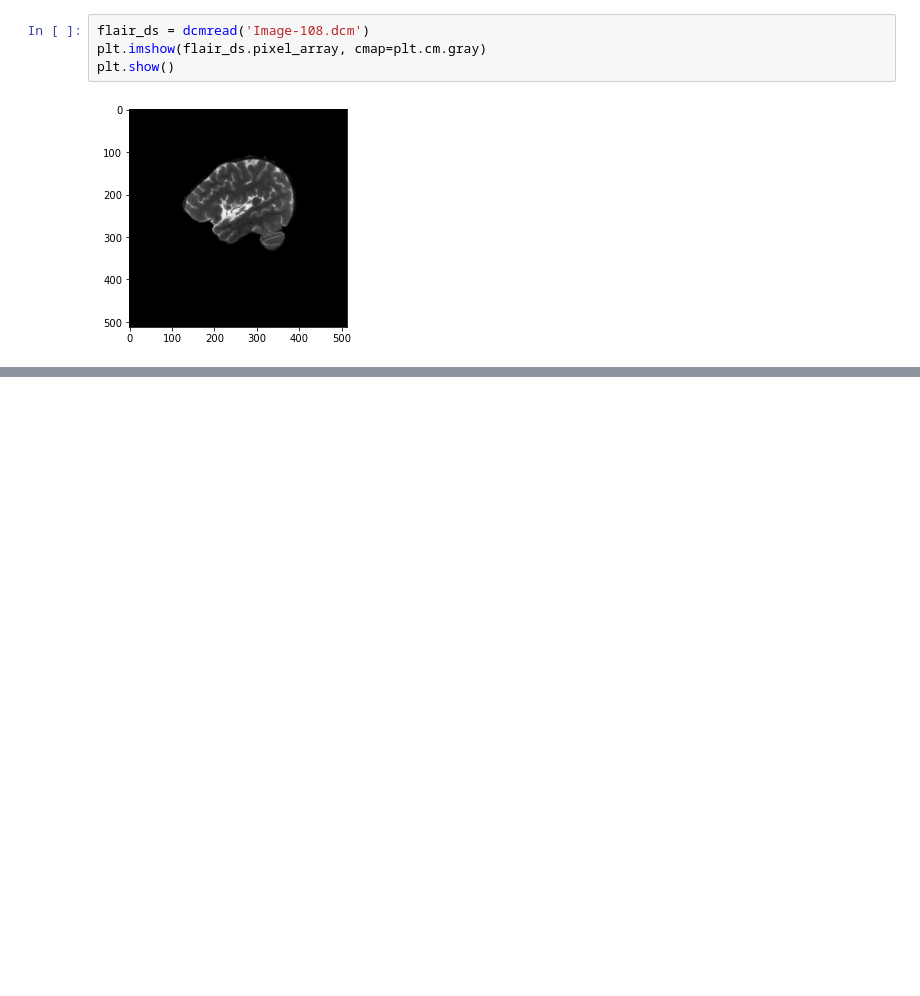
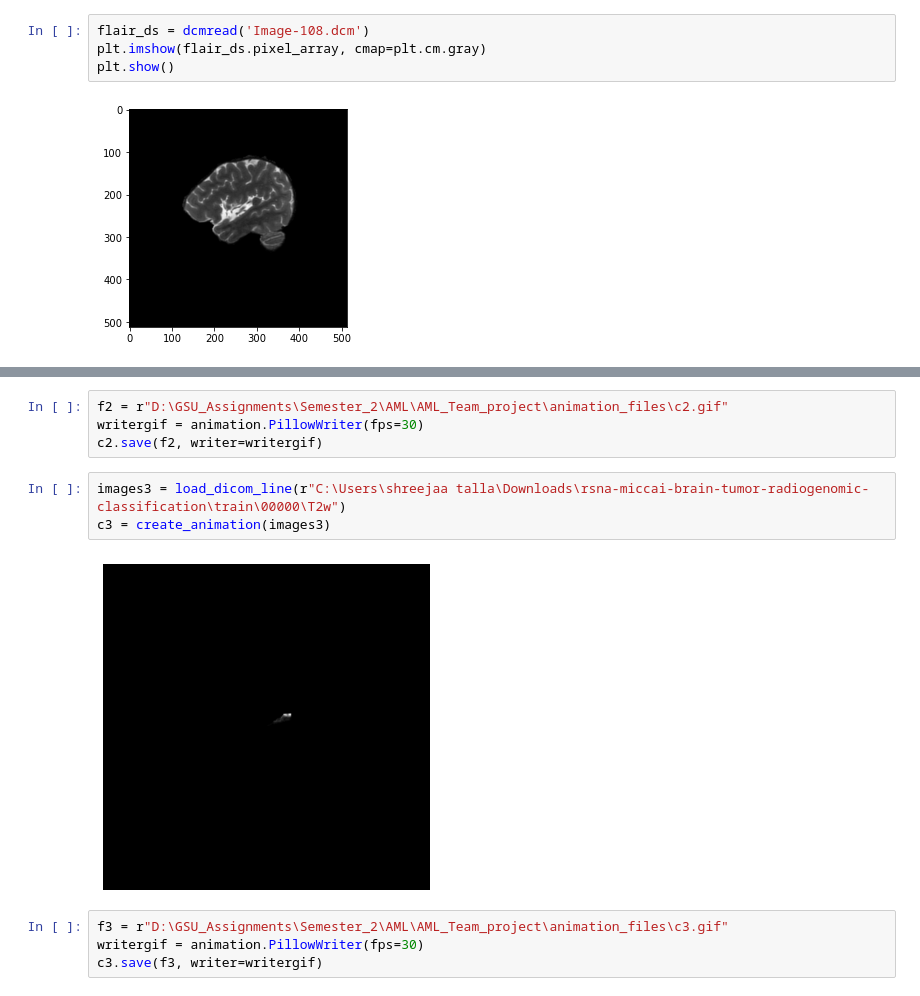
Before and after one commit to Shreejaa/AML_Team_project, a Jupyter notebook: Data_Analysis.ipynb, the cells around one changed output, grey strips where cells are left out. Cells and saved outputs as stored; diff of their text form; blank space fills up the shorter version.

```diff
--- a/Data_Analysis.ipynb
+++ b/Data_Analysis.ipynb
@@ -30,0 +105,13 @@ plt.show()
+# %%
+f2 = r"D:\GSU_Assignments\Semester_2\AML\AML_Team_project\animation_files\c2.gif"
+writergif = animation.PillowWriter(fps=30)
+c2.save(f2, writer=writergif)
+# %%
+images3 = load_dicom_line(r"C:\Users\shreejaa talla\Downloads\rsna-miccai-brain-tumor-radiogenomic-classification\train\00000\T2w")
+c3 = create_animation(images3)
+# %% [output]
+[figure, added]
+# %%
+f3 = r"D:\GSU_Assignments\Semester_2\AML\AML_Team_project\animation_files\c3.gif"
+writergif = animation.PillowWriter(fps=30)
+c3.save(f3, writer=writergif)
```
Also changed, not shown: parts of 11 cells of this notebook, 11 other files.
